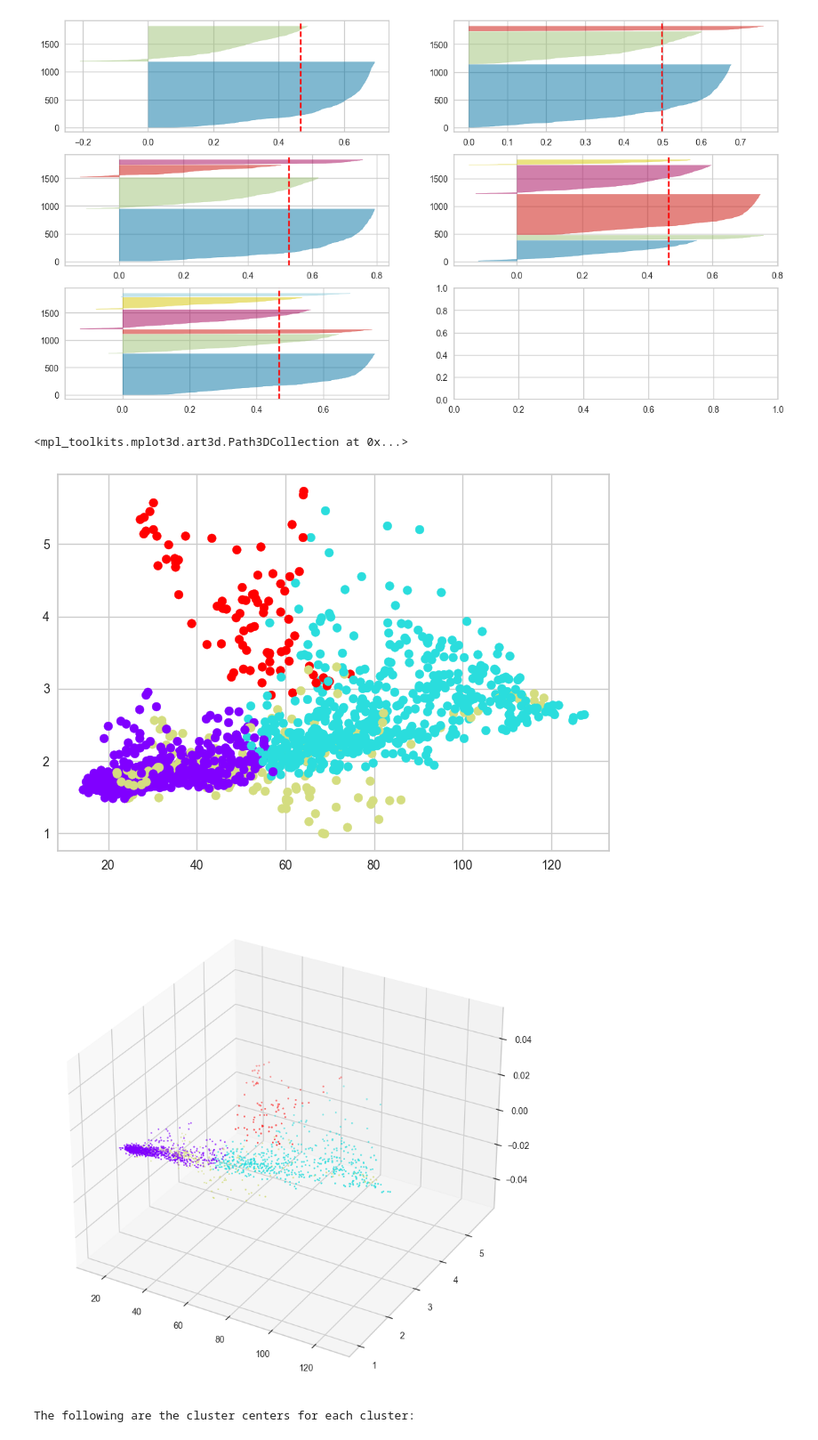
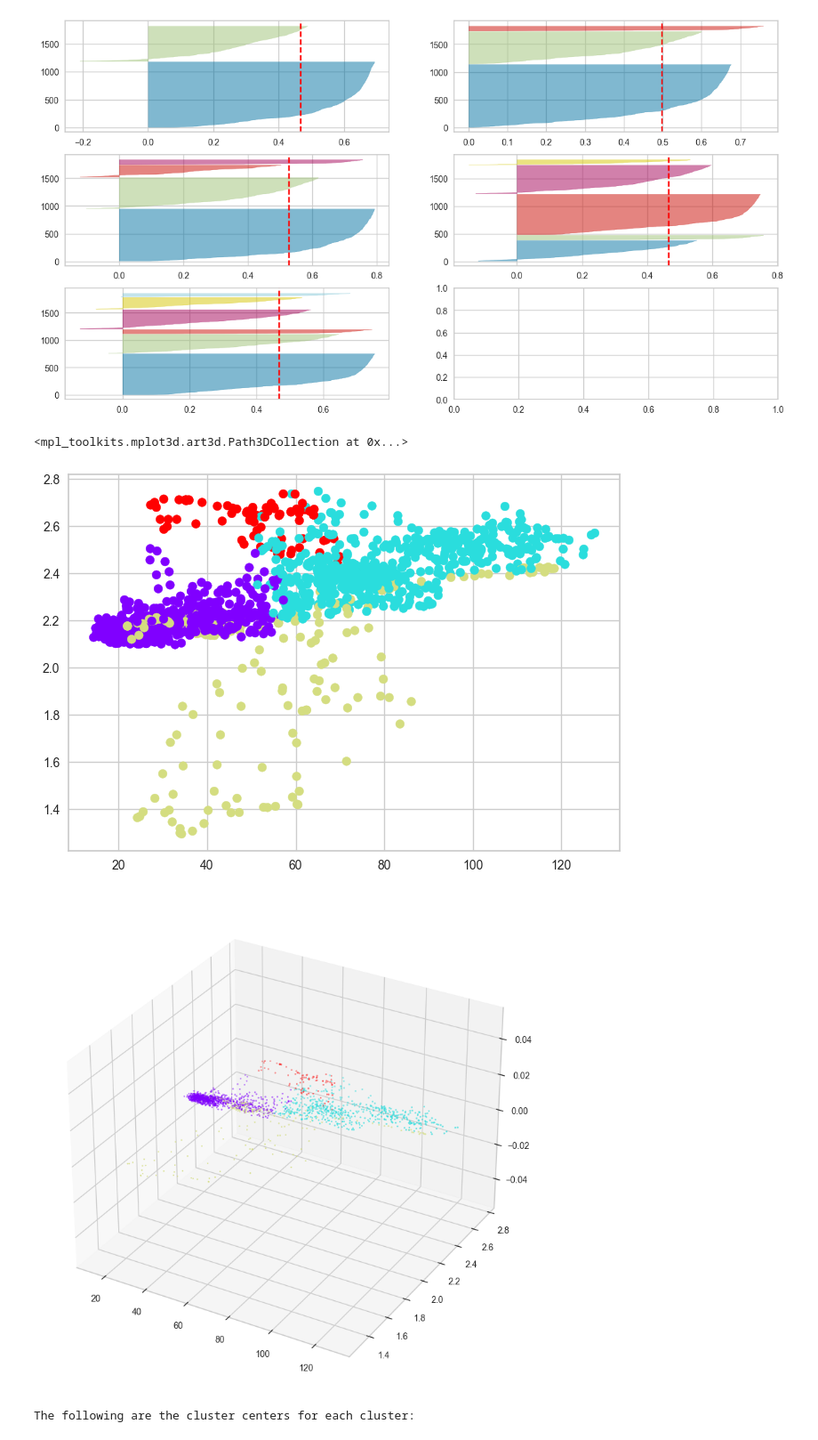
Before and after one commit to xiangxichen11/Lithology_Prediction, a Jupyter notebook: Lithology_Prediction.ipynb, the cells around one changed output. Shown at 89% size. Cells and saved outputs as stored; diff of their text form; code cells hidden in the pictures.

Commit message:
upated Lithology plot

```diff
--- a/Lithology_Prediction.ipynb
+++ b/Lithology_Prediction.ipynb
@@ -102,16 +102,16 @@ For 6 clusters,  the average Silhouette score is:  0.4679141933371511
 # %%
 kmeans = KMeans(n_clusters = 4, init = "k-means++", random_state = 42, n_init = 10)
 y_kmeans = kmeans.fit_predict(x)
 data_with_clusters = data.copy()
 data_with_clusters['Clusters'] = y_kmeans
-plt.scatter(data_with_clusters['GR'],data_with_clusters['PE'],c=data_with_clusters['Clusters'],cmap='rainbow')
+plt.scatter(data_with_clusters['GR'],data_with_clusters['RHOB'],c=data_with_clusters['Clusters'],cmap='rainbow')
 fig = plt.figure(figsize=(100,10))
 ax = fig.add_subplot(111, projection='3d')
-plt.scatter(data_with_clusters['GR'],data_with_clusters['PE'],data_with_clusters['RHOB'],c=data_with_clusters['Clusters'],cmap='rainbow')
+plt.scatter(data_with_clusters['GR'],data_with_clusters['RHOB'],data_with_clusters['RHOB'],c=data_with_clusters['Clusters'],cmap='rainbow')
 # %% [output]
 <mpl_toolkits.mplot3d.art3d.Path3DCollection at 0x...>
-[figure, old version]
+[figure, new version]
-[figure, old version]
+[figure, new version]
 # %%
 output = pd.DataFrame(kmeans.cluster_centers_, columns=['GR', 'PE', 'RHOB', 'AC'])
 output = np.round_(output, decimals=2)
```
Also changed, not shown: parts of 5 cells of this notebook.
